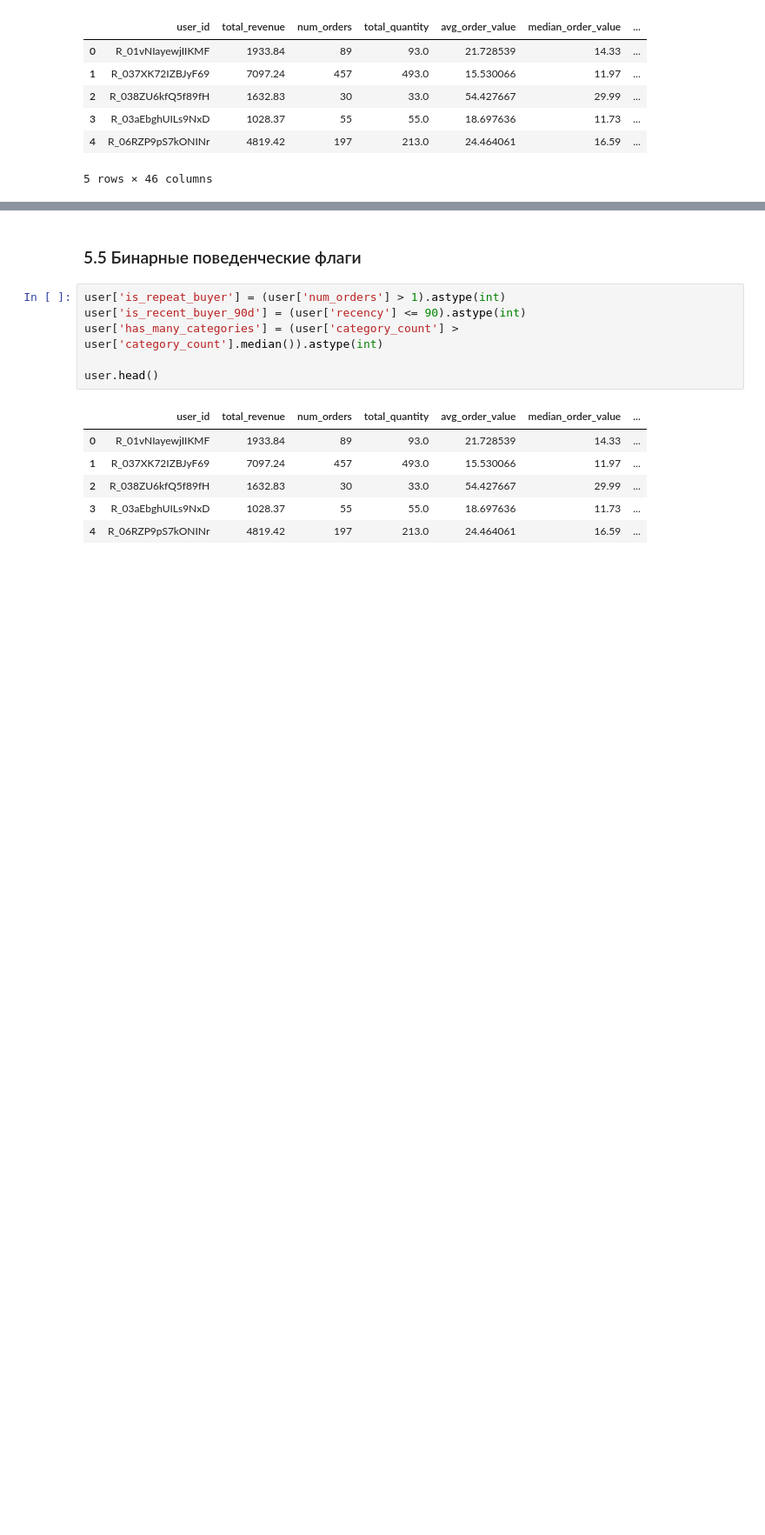
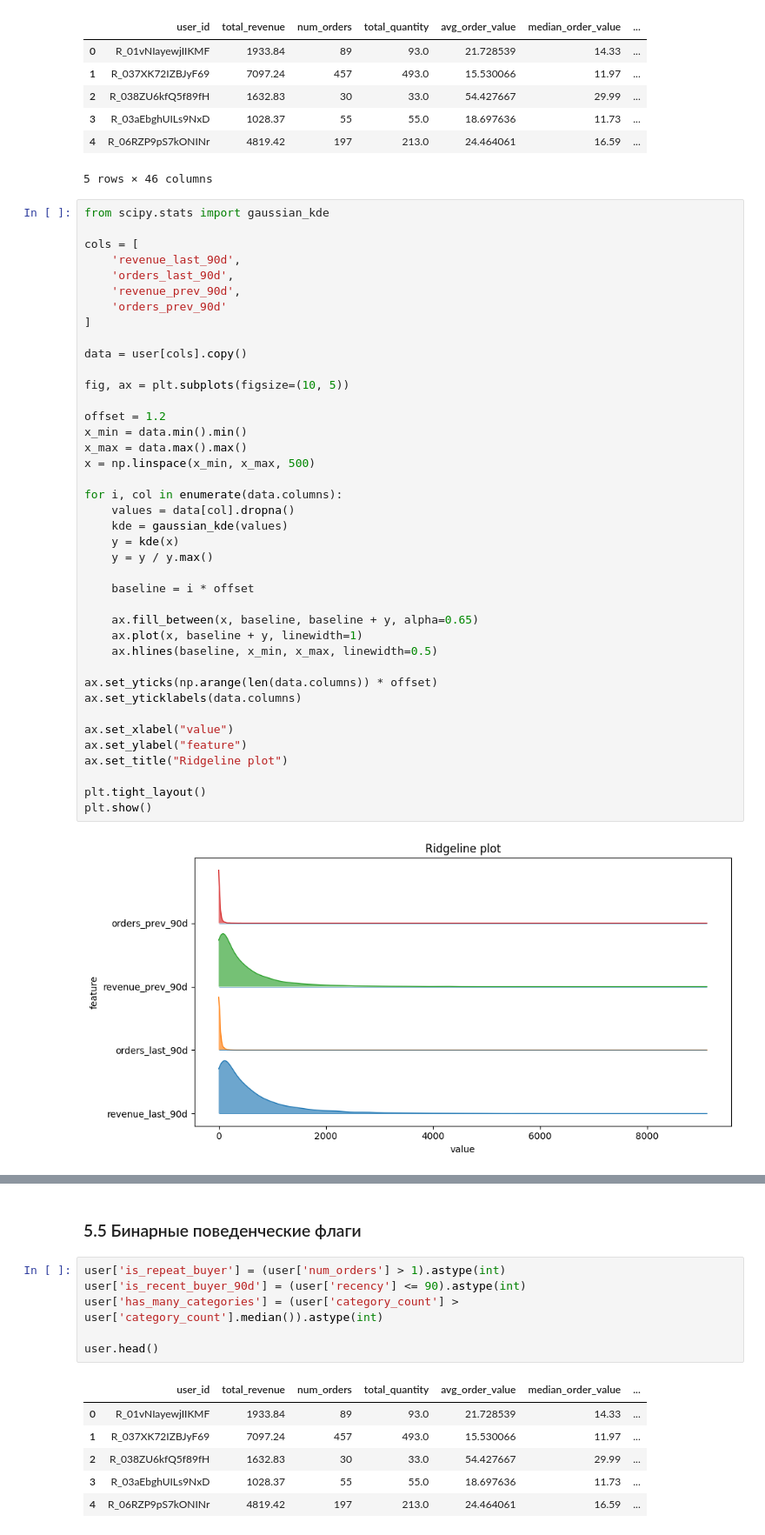
Before and after one commit to arlinrus/vkr, a Jupyter notebook: diplom.ipynb, the cells around one changed output, grey strips where cells are left out. Shown at 87% size. Drawn from its saved outputs; the diff is of its cells as text; blank space fills up the shorter version.

```diff
--- a/diplom.ipynb
+++ b/diplom.ipynb
@@ -478,3 +478,45 @@ user.head()
 | 3 | R_03aEbghUILs9NxD | 1028.37 | 55 | 55.0 | 18.697636 | 11.73 | ... |
 | 4 | R_06RZP9pS7kONINr | 4819.42 | 197 | 213.0 | 24.464061 | 16.59 | ... |
 5 rows × 46 columns
+# %%
+from scipy.stats import gaussian_kde
+
+cols = [
+    'revenue_last_90d',
+    'orders_last_90d',
+    'revenue_prev_90d',
+    'orders_prev_90d'
+]
+
+data = user[cols].copy()
+
+fig, ax = plt.subplots(figsize=(10, 5))
+
+offset = 1.2
+x_min = data.min().min()
+x_max = data.max().max()
+x = np.linspace(x_min, x_max, 500)
+
+for i, col in enumerate(data.columns):
+    values = data[col].dropna()
+    kde = gaussian_kde(values)
+    y = kde(x)
+    y = y / y.max()
+
+    baseline = i * offset
+
+    ax.fill_between(x, baseline, baseline + y, alpha=0.65)
+    ax.plot(x, baseline + y, linewidth=1)
+    ax.hlines(baseline, x_min, x_max, linewidth=0.5)
+
+ax.set_yticks(np.arange(len(data.columns)) * offset)
+ax.set_yticklabels(data.columns)
+
+ax.set_xlabel("value")
+ax.set_ylabel("feature")
+ax.set_title("Ridgeline plot")
+
+plt.tight_layout()
+plt.show()
+# %% [output]
+[figure, added]
```
Also changed, not shown: parts of 16 cells of this notebook.
